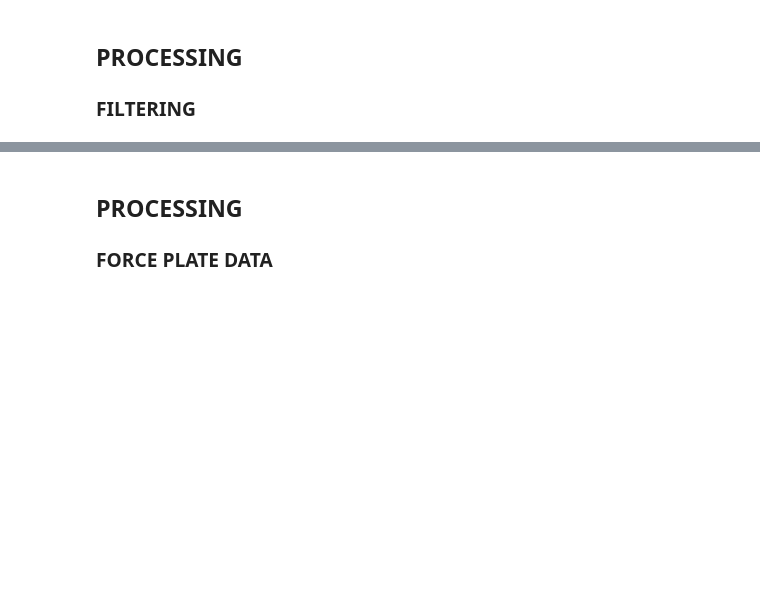
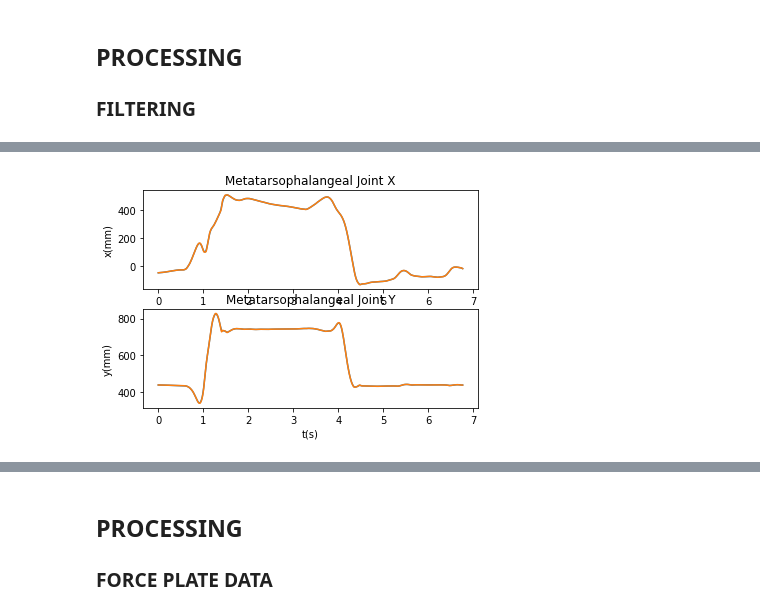
Before and after one commit to abhijeetvyas/MHM-project, a Jupyter notebook: Template-Copy_achraj.ipynb, the cells around one changed output, grey strips where cells are left out. Cells and saved outputs as stored; diff of their text form; code cells hidden in the pictures; blank space fills up the shorter version.

```diff
--- a/Template-Copy_achraj.ipynb
+++ b/Template-Copy_achraj.ipynb
@@ -146,3 +137,21 @@ time=[gaitdata.loc[:,"TIME"],gaitdata.loc[:,"TIME"],gaitdata.loc[:,"TIME"]]
+# %%
+h0Raw=pd.read_csv('h0Raw.csv', sep=',')
+h2Raw=pd.read_csv('h2Raw.csv', sep=',')
+h4Raw=pd.read_csv('h4Raw.csv', sep=',')
+# %%
+Txp=[h0Raw.loc[:,"M024Y"],h2Raw.loc[:,"M024y"],h4Raw.loc[:,"M024y"]]
+Typ=[h0Raw.loc[:,"M024Z"],h2Raw.loc[:,"M024z"],h4Raw.loc[:,"M024z"]]
+Mxp=[h0Raw.loc[:,"M026Y"],h2Raw.loc[:,"M026y"],h4Raw.loc[:,"M026y"]]
+Myp=[h0Raw.loc[:,"M026Z"],h2Raw.loc[:,"M026z"],h4Raw.loc[:,"M026z"]]
+Axp=[h0Raw.loc[:,"M027Y"],h2Raw.loc[:,"M027y"],h4Raw.loc[:,"M027y"]]
+Ayp=[h0Raw.loc[:,"M027Z"],h2Raw.loc[:,"M027z"],h4Raw.loc[:,"M027z"]]
+Kxp=[h0Raw.loc[:,"M028Y"],h2Raw.loc[:,"M028y"],h4Raw.loc[:,"M028y"]]
+Kyp=[h0Raw.loc[:,"M028Z"],h2Raw.loc[:,"M028z"],h4Raw.loc[:,"M028z"]]
+Hxp=[h0Raw.loc[:,"M029Y"],h2Raw.loc[:,"M029y"],h4Raw.loc[:,"M029y"]]
+Hyp=[h0Raw.loc[:,"M029Z"],h2Raw.loc[:,"M029z"],h4Raw.loc[:,"M029z"]]
+Gxp=[h0Raw.loc[:,"M030Y"],h2Raw.loc[:,"M030y"],h4Raw.loc[:,"M030y"]]
+Gyp=[h0Raw.loc[:,"M030Z"],h2Raw.loc[:,"M030z"],h4Raw.loc[:,"M030z"]]
+time=[h0Raw.loc[:,"Time"],h2Raw.loc[:,"Time"],h4Raw.loc[:,"Time"]]
 # %% [markdown]
 ## PROCESSING AND INVERSE DYNAMIC ANALYSIS (IDA)
 # %% [markdown]
@@ -225 +238,5 @@ Metatarsophalangeal_joint()
+# %%
+Metatarsophalangeal_Joint()
+# %% [output]
+[figure, added]
 # %%
```
Also changed, not shown: parts of 34 cells of this notebook, 17 other files.
